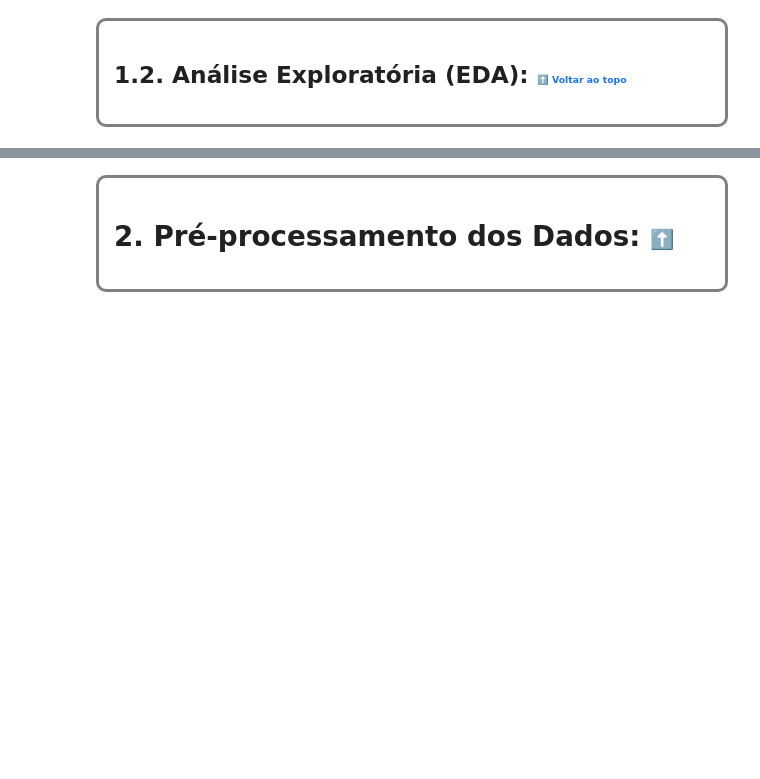
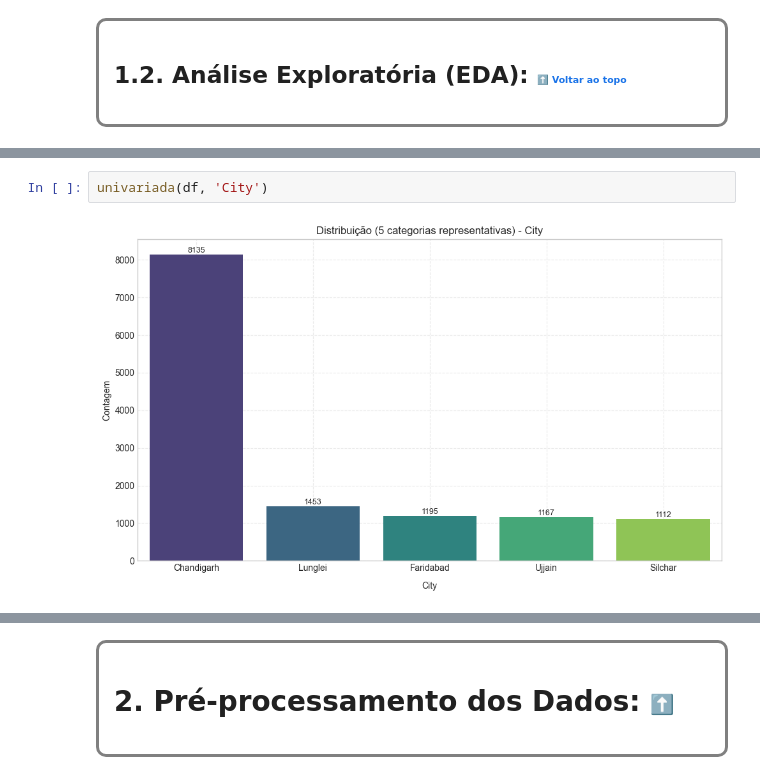
Before and after one commit to nobrevitor/Data_Science_Potfolio, a Jupyter notebook: projeto_fraude_semantix/notebooks/eda_modelagem.ipynb, the cells around one changed output, grey strips where cells are left out. Saved outputs shown, nothing was run; the diff lists cells and outputs as text; blank space fills up the shorter version.

```diff
--- a/projeto_fraude_semantix/notebooks/eda_modelagem.ipynb
+++ b/projeto_fraude_semantix/notebooks/eda_modelagem.ipynb
@@ -221,0 +355,4 @@ dtype: int64
+# %%
+univariada(df, 'City')
+# %% [output]
+[figure, added]
```
Also changed, not shown: parts of 38 cells of this notebook.
